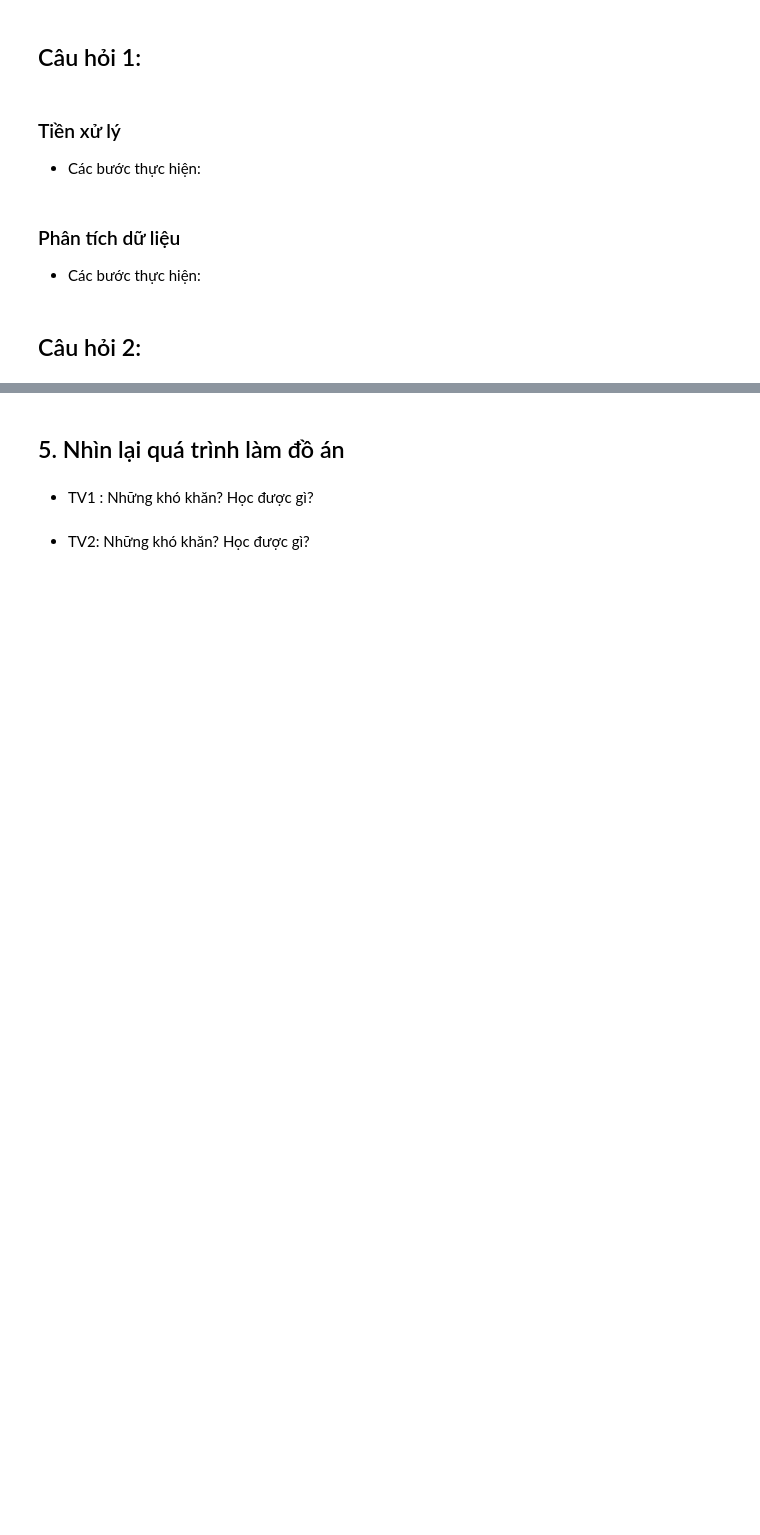
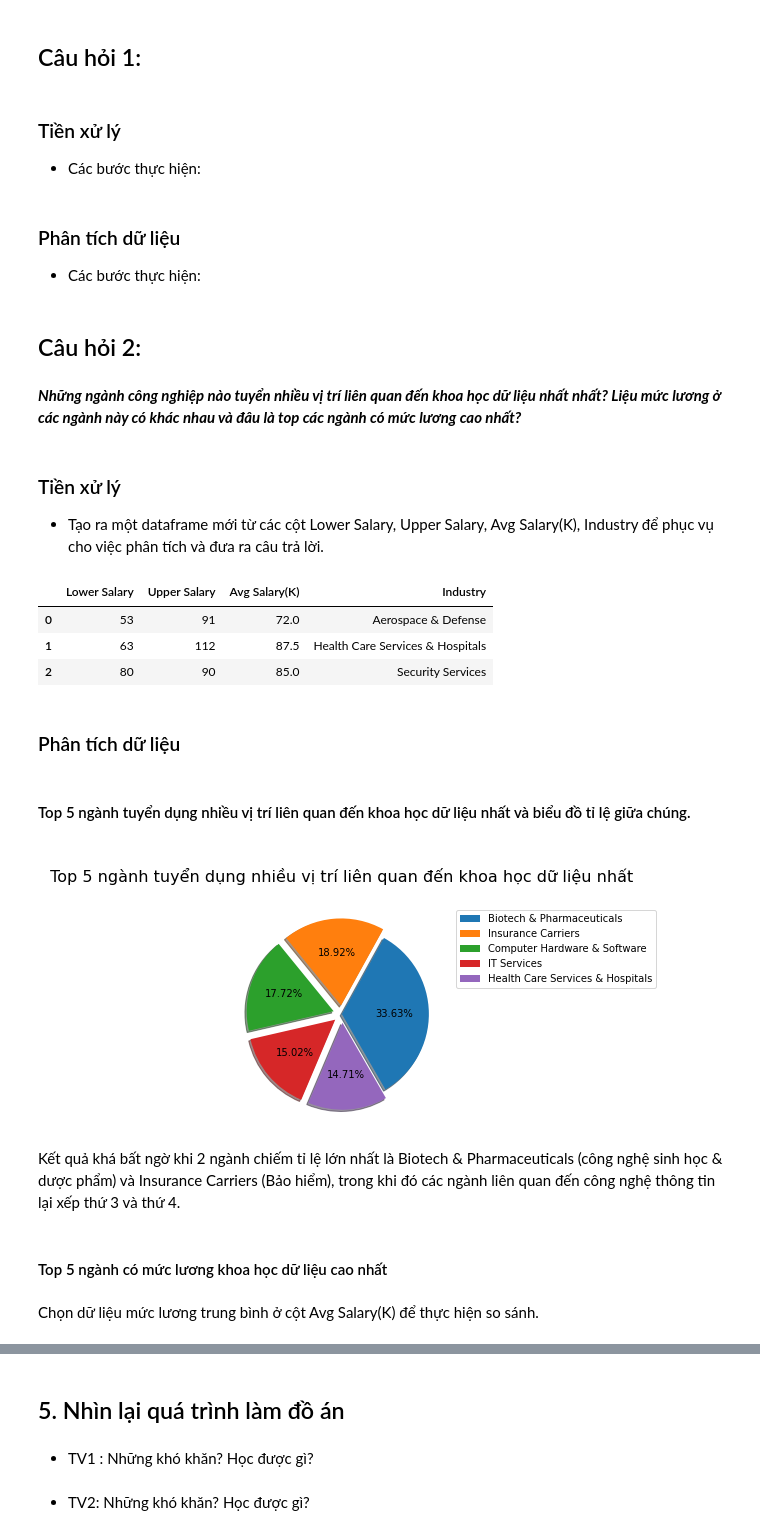
Before and after one commit to wisteria233huhu/LTCKHDL-Final-Project, a Jupyter notebook: FinalProject-LTKHDL.ipynb, the cells around one changed output, grey strips where cells are left out. Drawn from its saved outputs; the diff is of its cells as text; code cells hidden in the pictures; blank space fills up the shorter version.

```diff
--- a/FinalProject-LTKHDL.ipynb
+++ b/FinalProject-LTKHDL.ipynb
@@ -250,6 +254,7 @@ cate_cols
 # %%
 df = df.replace("Unknown", np.nan)
 df = df.replace("na", np.nan)
+df = df.replace("-1", np.nan)
 # %%
 cate_df = df[cate_cols]
 
@@ -297,3 +330,43 @@ cate_col_profiles_df
 #Code
 # %% [markdown]
 ## Câu hỏi 2:
+# %% [markdown]
+***Những ngành công nghiệp nào tuyển nhiều vị trí liên quan đến khoa học dữ liệu nhất nhất? Liệu mức lương ở các ngành này có khác nhau và đâu là top các ngành có mức lương cao nhất?***
+# %% [markdown]
+### Tiền xử lý
+- Tạo ra một dataframe mới từ các cột Lower Salary, Upper Salary, Avg Salary(K), Industry để phục vụ cho việc phân tích và đưa ra câu trả lời.
+# %%
+sub_df = df[["Lower Salary", "Upper Salary", "Avg Salary(K)", "Industry"]]
+sub_df.head(3)
+# %% [output]
+|  | Lower Salary | Upper Salary | Avg Salary(K) | Industry |
+| 0 | 53 | 91 | 72.0 | Aerospace & Defense |
+| 1 | 63 | 112 | 87.5 | Health Care Services & Hospitals |
+| 2 | 80 | 90 | 85.0 | Security Services |
+# %% [markdown]
+### Phân tích dữ liệu
+# %% [markdown]
+#### Top 5 ngành tuyển dụng nhiều vị trí liên quan đến khoa học dữ liệu nhất và biểu đồ tỉ lệ giữa chúng.
+# %%
+num_jobs_per_industry = sub_df["Industry"].value_counts()
+
+#lấy ra top 5 ngành tuyển dụng nhiều vị trí liên quan đến khdl nhất
+top5 = num_jobs_per_industry[:5]
+
+#tính tỉ lệ số công việc ở mỗi ngành
+top5_ratio = top5 / top5.sum() * 100
+
+#vẽ biểu đồ tròn để minh họa
+my_explode=(0,0.1,0.1,0.1,0.1)
+plt.pie(top5_ratio, autopct='%1.2f%%',explode=my_explode, shadow=True,startangle=300)
+plt.title('\n Top 5 ngành tuyển dụng nhiều vị trí liên quan đến khoa học dữ liệu nhất \n', size=16, color='black')
+plt.legend(labels=list(top5_ratio.index), bbox_to_anchor=(1,1))
+plt.show()
+# %% [output]
+[figure, added]
+# %% [markdown]
+Kết quả khá bất ngờ khi 2 ngành chiếm tỉ lệ lớn nhất là Biotech & Pharmaceuticals (công nghệ sinh học & dược phẩm) và Insurance Carriers (Bảo hiểm), trong khi đó các ngành liên quan đến công nghệ thông tin lại xếp thứ 3 và thứ 4.
+# %% [markdown]
+#### Top 5 ngành có mức lương khoa học dữ liệu cao nhất
+# %% [markdown]
+Chọn dữ liệu mức lương trung bình ở cột Avg Salary(K) để thực hiện so sánh.
```
Also changed, not shown: parts of 43 cells of this notebook.
